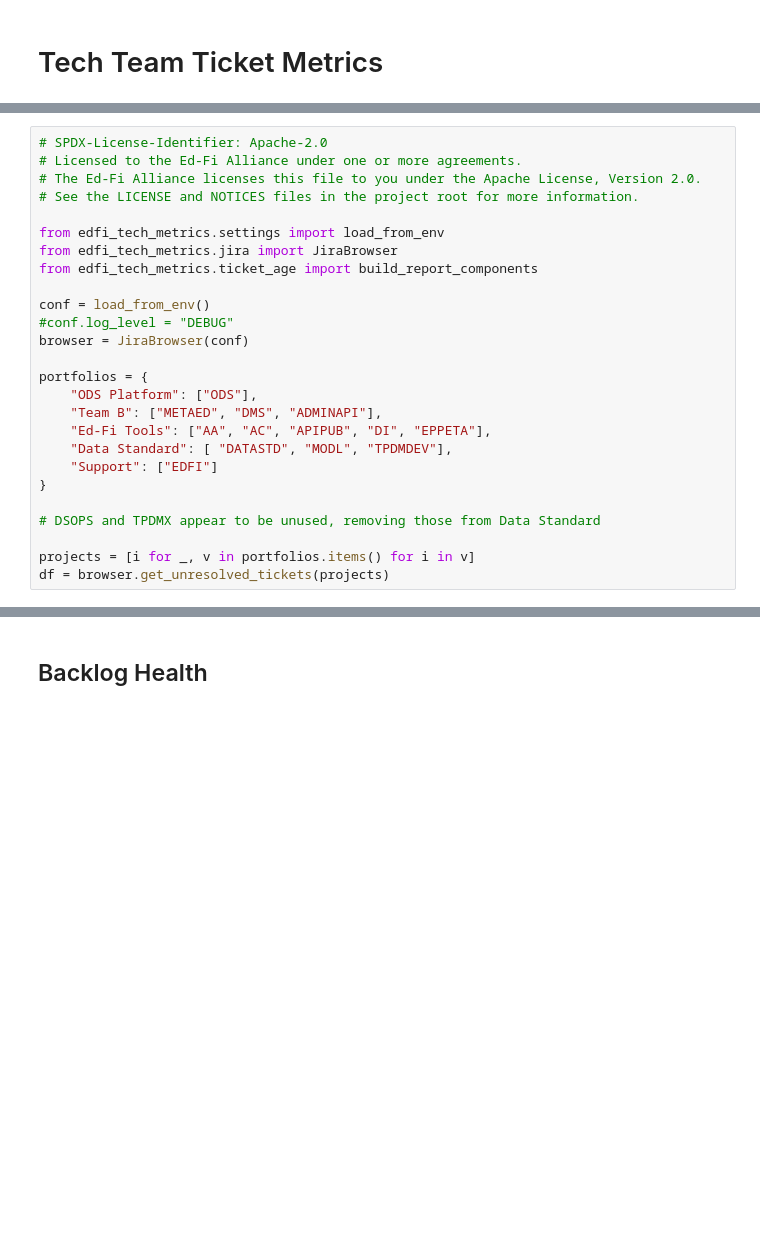
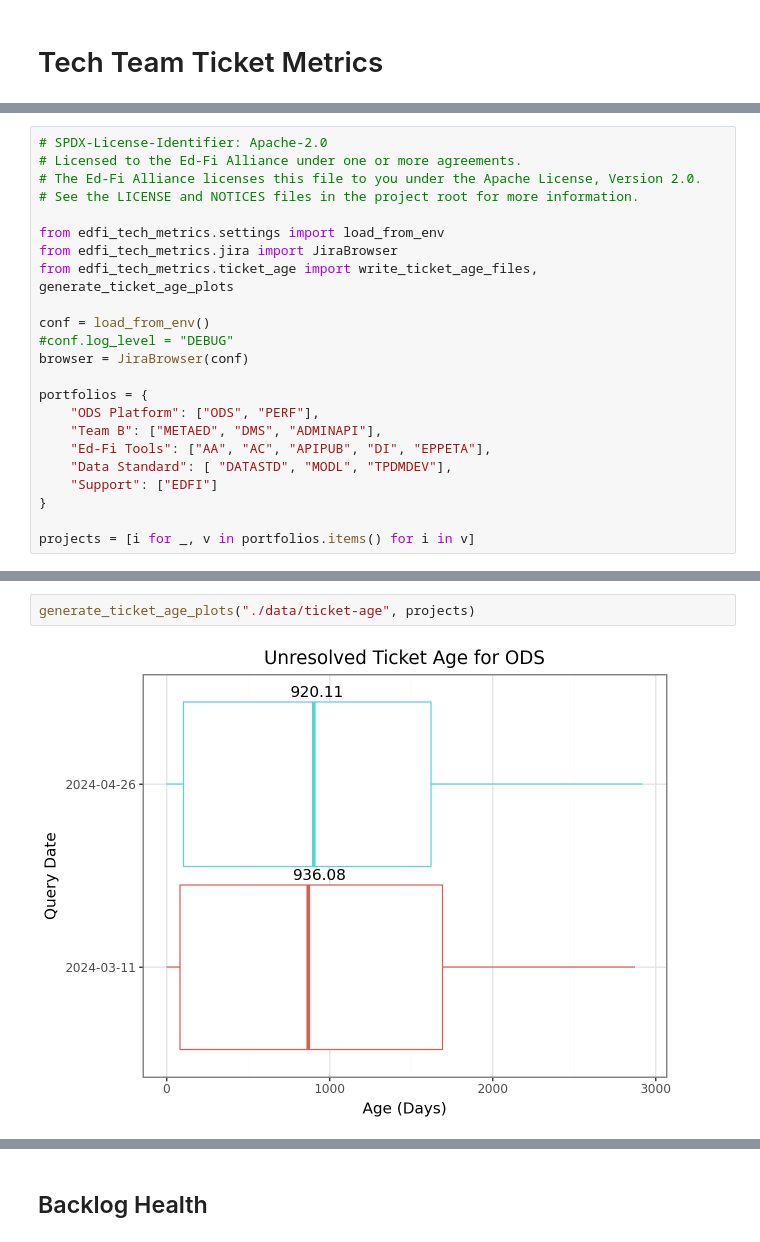
Before and after one commit to Ed-Fi-Alliance-OSS/DevSecOps, a Jupyter notebook: metrics/Ticket Metrics.ipynb, the cells around one changed output, grey strips where cells are left out. Saved outputs shown, nothing was run; the diff lists cells and outputs as text; blank space fills up the shorter version.

```diff
--- a/metrics/Ticket Metrics.ipynb
+++ b/metrics/Ticket Metrics.ipynb
@@ -8,23 +10,20 @@
 
 from edfi_tech_metrics.settings import load_from_env
 from edfi_tech_metrics.jira import JiraBrowser
-from edfi_tech_metrics.ticket_age import build_report_components
+from edfi_tech_metrics.ticket_age import write_ticket_age_files, generate_ticket_age_plots
 
 conf = load_from_env()
 #conf.log_level = "DEBUG"
 browser = JiraBrowser(conf)
 
 portfolios = {
-    "ODS Platform": ["ODS"],
+    "ODS Platform": ["ODS", "PERF"],
     "Team B": ["METAED", "DMS", "ADMINAPI"],
     "Ed-Fi Tools": ["AA", "AC", "APIPUB", "DI", "EPPETA"],
     "Data Standard": [ "DATASTD", "MODL", "TPDMDEV"],
     "Support": ["EDFI"]
 }
 
-# DSOPS and TPDMX appear to be unused, removing those from Data Standard
-
 projects = [i for _, v in portfolios.items() for i in v]
-df = browser.get_unresolved_tickets(projects)
 # %% [output]
 Connecting to https://tracker.ed-fi.org
@@ -99,0 +78,4 @@ Writing age data out to file: ./data/ticket-age/2024-04-11.csv
+# %%
+generate_ticket_age_plots("./data/ticket-age", projects)
+# %% [output]
+[figure, added]
```
Also changed, not shown: parts of 12 cells of this notebook.
